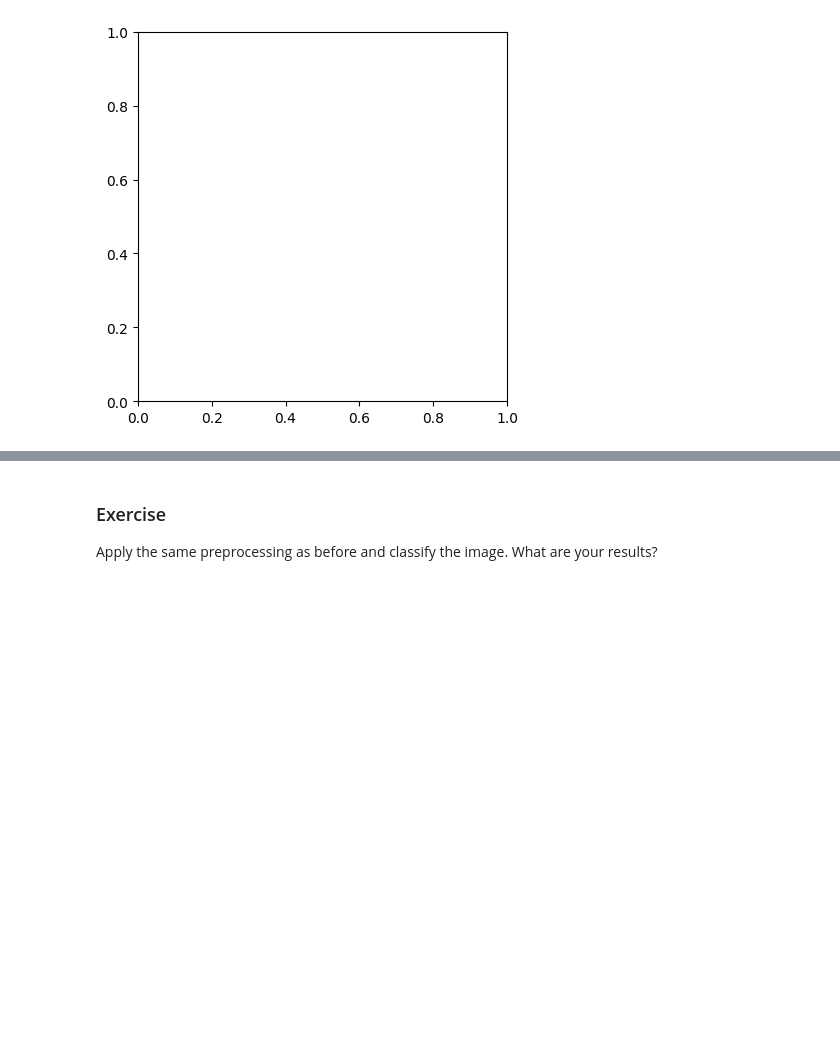
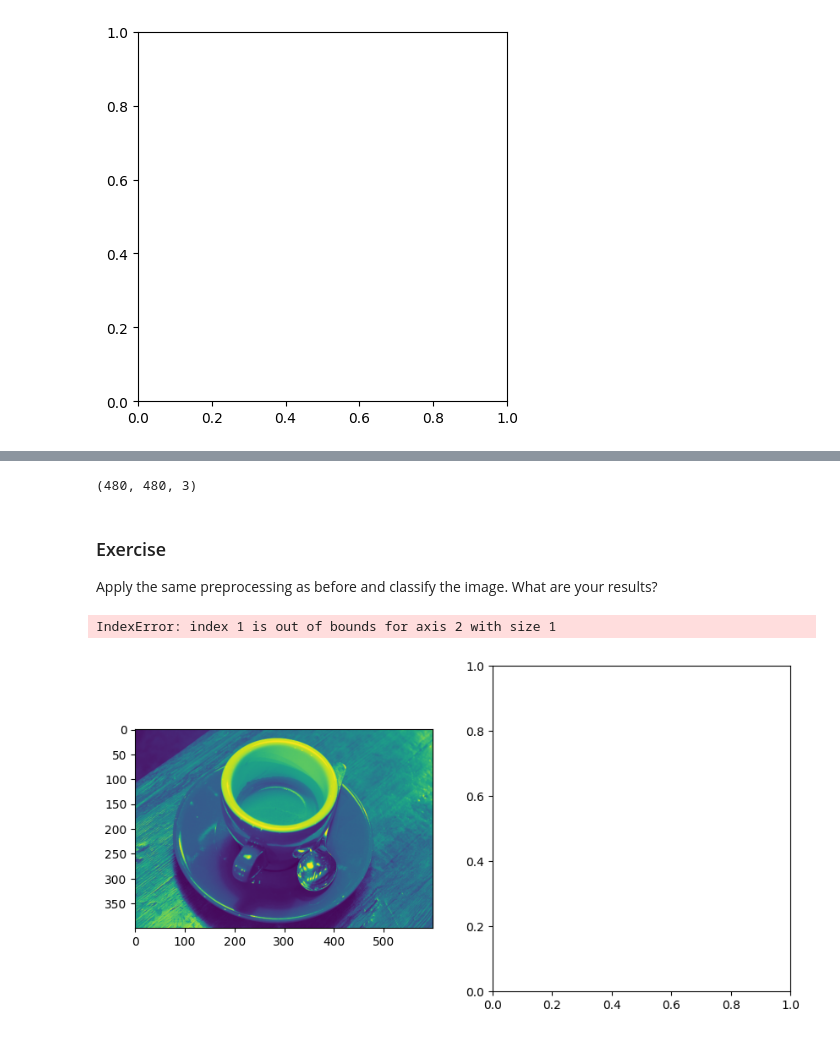
Before and after one commit to darshan-kale-dsi/deep_learning, a Jupyter notebook: 01_materials/labs/lab_4.ipynb, the cells around one changed output, grey strips where cells are left out. Saved outputs shown, nothing was run; the diff lists cells and outputs as text; code cells hidden in the pictures; blank space fills up the shorter version.

```diff
--- a/01_materials/labs/lab_4.ipynb
+++ b/01_materials/labs/lab_4.ipynb
@@ -335,4 +344,34 @@ TypeError: Image data of dtype object cannot be converted to float
+# %%
+from keras.applications.resnet50 import preprocess_input, decode_predictions
+
+from skimage.transform import resize
+
+lowres_image = resize(image, (480, 480), mode='reflect', anti_aliasing=True)
+lowres_image.shape
+# %% [output]
+(480, 480, 3)
 # %% [markdown]
 ### Exercise
 
 Apply the same preprocessing as before and classify the image. What are your results?
+# %%
+
+
+def my_kernel(shape=(5, 5, 3, 3), dtype=None):
+    array = np.zeros(shape=shape, dtype="float32")
+    array[:, :, 0, 0] = 1 / 25
+    array[:, :, 1, 1] = 1 / 25
+    array[:, :, 2, 2] = 1 / 25
+    return array
+# %%
+conv = Conv2D(filters=3, kernel_size=(5, 5), padding="same", kernel_initializer=my_kernel)
+
+fig, (ax0, ax1) = plt.subplots(ncols=2, figsize=(10, 5))
+ax0.imshow(img_in[0].astype('uint8'))
+
+img_out = conv(img_in)
+np_img_out = img_out[0].numpy()
+ax1.imshow(np_img_out.astype('uint8'));
+# %% [output]
+IndexError: index 1 is out of bounds for axis 2 with size 1
+[figure, added]
```
Also changed, not shown: parts of 2 cells of this notebook.
